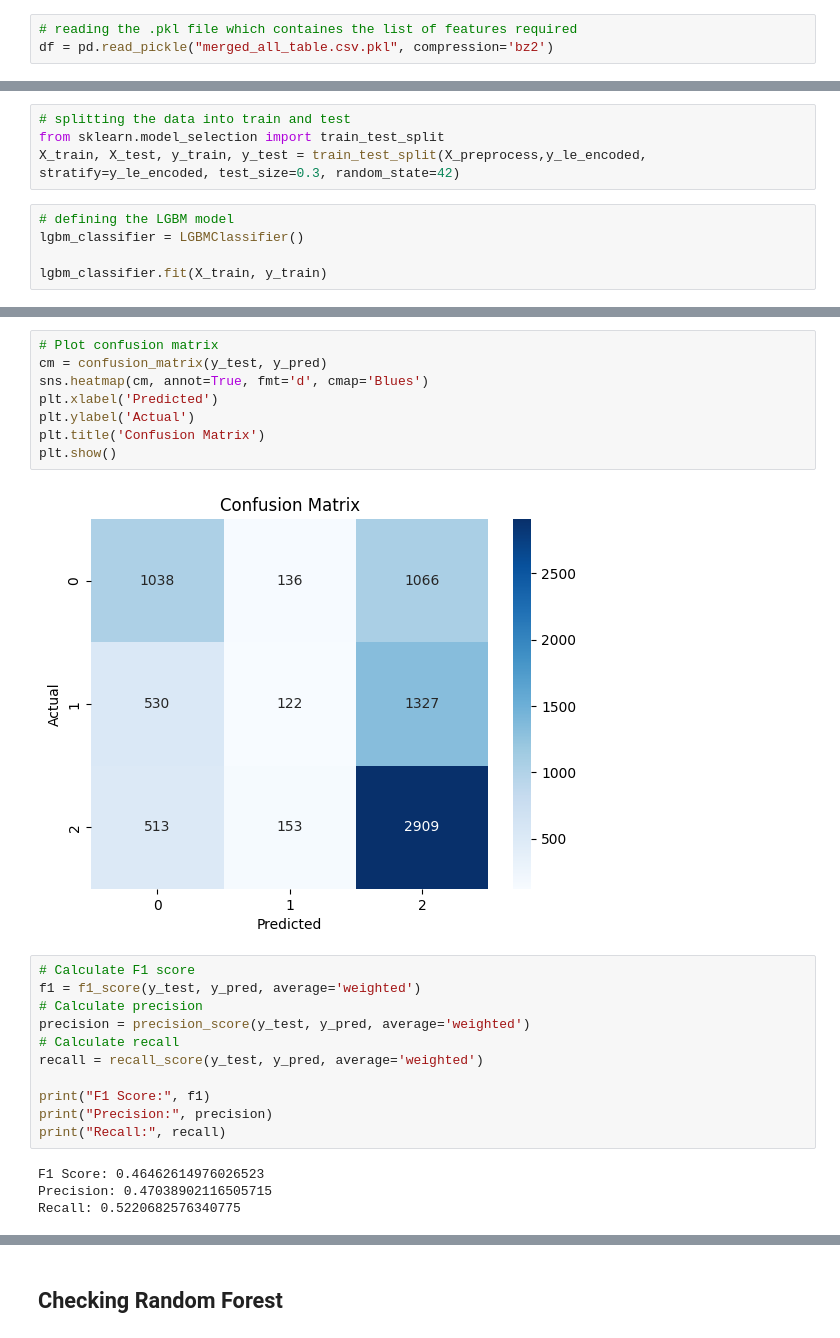
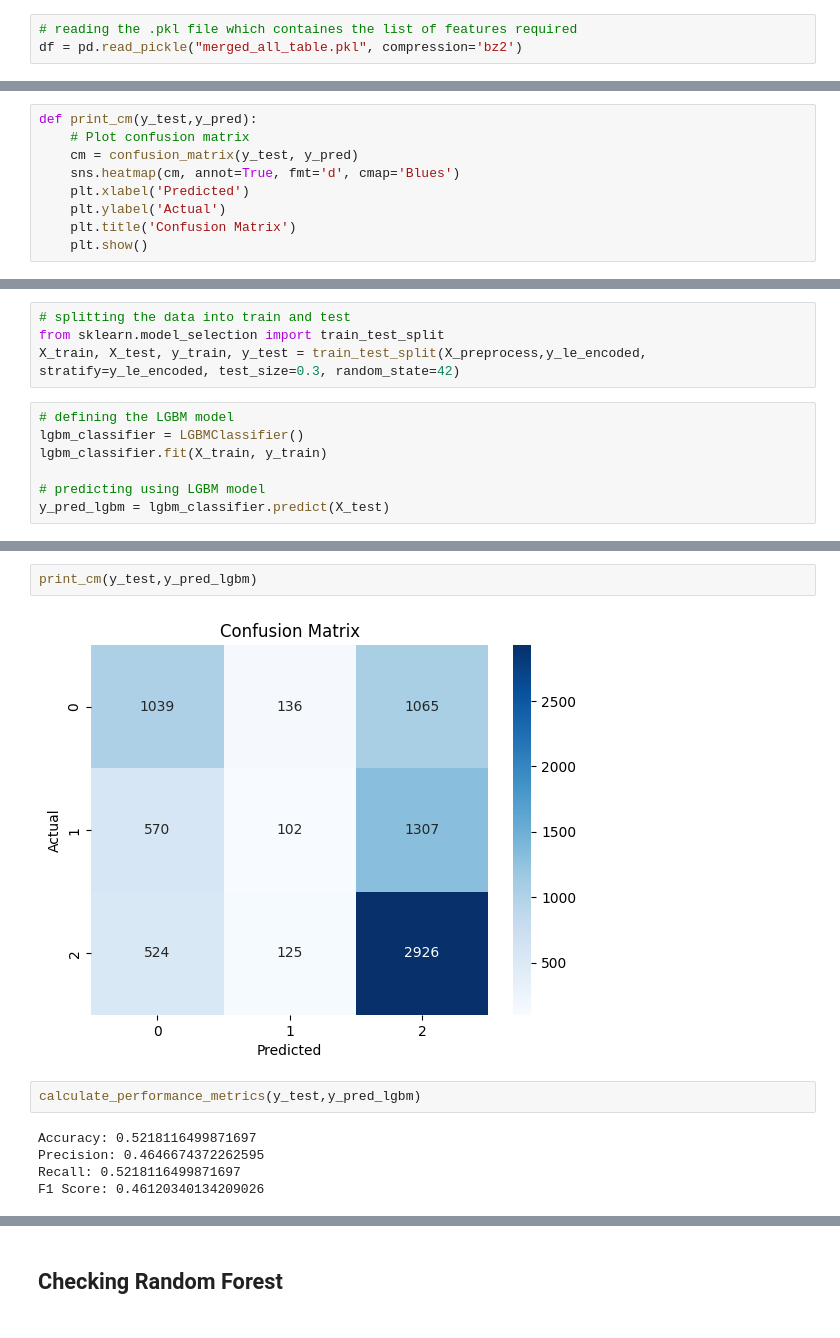
Before and after one commit to ravi7522/Football-Prediction, a Jupyter notebook: football_prediction.ipynb, the cells around one changed output, grey strips where cells are left out. Saved outputs shown, nothing was run; the diff lists cells and outputs as text.

Commit message:
Added CM and Feature Importance for all Model
Separated all model and added Confusion Matrix and their details as well as feature importance to check which data are useful for which model

```diff
--- a/football_prediction.ipynb
+++ b/football_prediction.ipynb
@@ -10,7 +10,7 @@ pd.set_option('display.max_columns', None)
 pd.set_option('display.max_rows', None)
 # %%
 # reading the .pkl file which containes the list of features required
-df = pd.read_pickle("merged_all_table.csv.pkl", compression='bz2')
+df = pd.read_pickle("merged_all_table.pkl", compression='bz2')
 # %%
 # checking the shape of the data
 df.shape
@@ -161,0 +220,9 @@ Accuracy: 0.5135301901736806
+# %%
+def print_cm(y_test,y_pred):
+    # Plot confusion matrix
+    cm = confusion_matrix(y_test, y_pred)
+    sns.heatmap(cm, annot=True, fmt='d', cmap='Blues')
+    plt.xlabel('Predicted')
+    plt.ylabel('Actual')
+    plt.title('Confusion Matrix')
+    plt.show()
@@ -168,5 +246,7 @@ X_train, X_test, y_train, y_test = train_test_split(X_preprocess,y_le_encoded, s
 # %%
 # defining the LGBM model
 lgbm_classifier = LGBMClassifier()
+lgbm_classifier.fit(X_train, y_train)
 
-lgbm_classifier.fit(X_train, y_train)
+# predicting using LGBM model
+y_pred_lgbm = lgbm_classifier.predict(X_test)
@@ -183,25 +258,11 @@ lgbm_classifier.score(X_test,y_test)
-# %%
-# Plot confusion matrix
-cm = confusion_matrix(y_test, y_pred)
-sns.heatmap(cm, annot=True, fmt='d', cmap='Blues')
-plt.xlabel('Predicted')
-plt.ylabel('Actual')
-plt.title('Confusion Matrix')
-plt.show()
-# %% [output]
-[figure, removed]
-# %%
-# Calculate F1 score
-f1 = f1_score(y_test, y_pred, average='weighted')
-# Calculate precision
-precision = precision_score(y_test, y_pred, average='weighted')
-# Calculate recall
-recall = recall_score(y_test, y_pred, average='weighted')
-
-print("F1 Score:", f1)
-print("Precision:", precision)
-print("Recall:", recall)
-# %% [output]
-F1 Score: 0.46462614976026523
-Precision: 0.47038902116505715
-Recall: 0.5220682576340775
+# %%
+print_cm(y_test,y_pred_lgbm)
+# %% [output]
+[figure, added]
+# %%
+calculate_performance_metrics(y_test,y_pred_lgbm)
+# %% [output]
+Accuracy: 0.5218116499871697
+Precision: 0.4646674372262595
+Recall: 0.5218116499871697
+F1 Score: 0.46120340134209026
```
Also changed, not shown: parts of 50 cells of this notebook.
